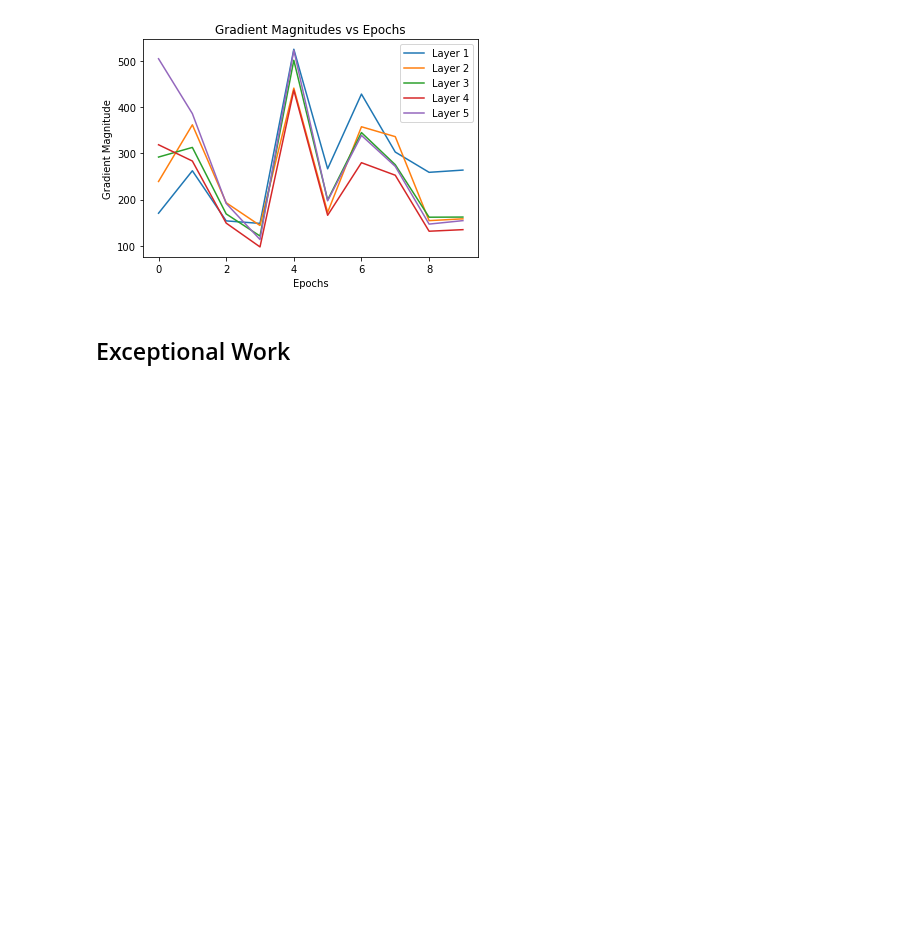
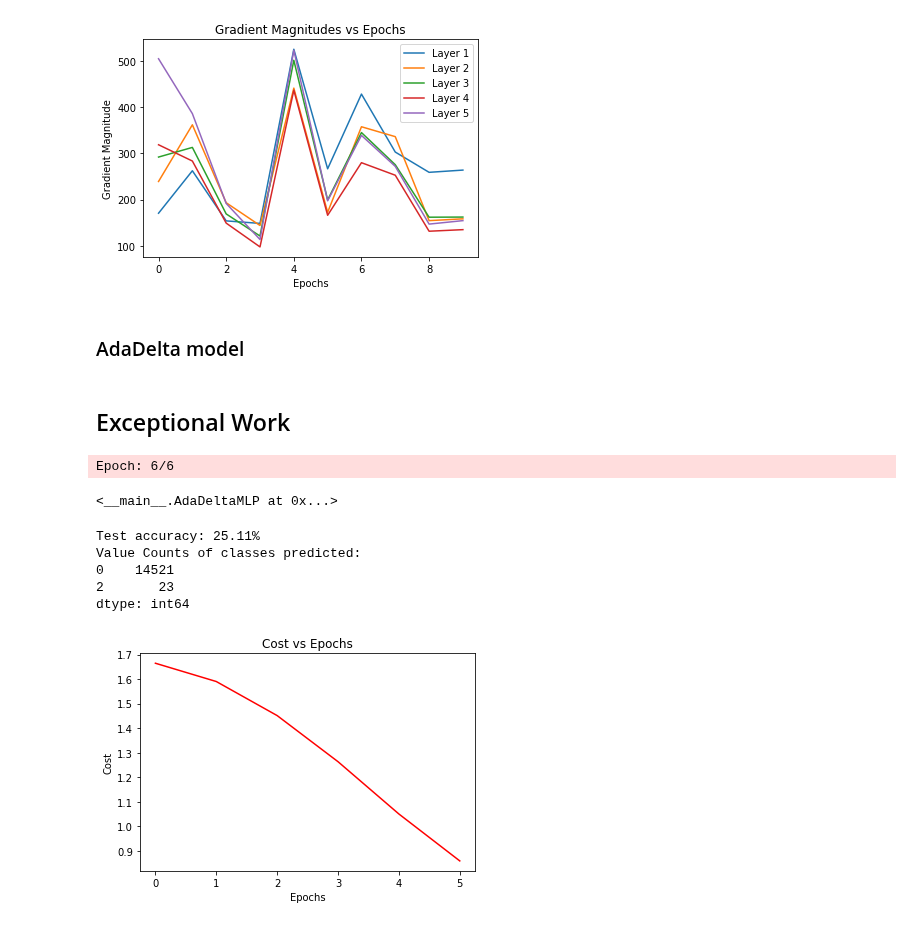
Before and after one commit to RayaanJIrani/MLLab4MultiLayerPerceptron, a Jupyter notebook: main.ipynb, the cells around one changed output. Drawn from its saved outputs; the diff is of its cells as text; code cells hidden in the pictures; blank space fills up the shorter version.

```diff
--- a/main.ipynb
+++ b/main.ipynb
@@ -761,3 +761,5 @@ plt.legend()
 # %% [output]
 <matplotlib.legend.Legend at 0x...>
 [figure]
+# %% [markdown]
+### AdaDelta model
@@ -764,2 +867,29 @@ plt.legend()
 # %% [markdown]
 ## Exceptional Work
+# %%
+
+hyper_params['epochs'] = 6
+model7 = AdaDeltaMLP(**hyper_params)
+model7.fit(X_train, y_train, print_progress=1, XY_test=(X_test,y_test))
+# %% [output]
+Epoch: 6/6
+<__main__.AdaDeltaMLP at 0x...>
+# %%
+y_pred = model7.predict(X_test)
+print('Test accuracy: %.2f%%' % (accuracy_score(y_test, y_pred)*100))
+# print out the value counts of each item in y_pred_scl_one_hot:
+print("Value Counts of classes predicted: ")
+print(pd.Series(y_pred).value_counts())
+cost_avgs = np.mean(model7.cost_,axis=1)
+plt.plot(range(len(cost_avgs)), cost_avgs, color='red')
+plt.ylabel('Cost')
+plt.xlabel('Epochs')
+plt.title('Cost vs Epochs')
+plt.show()
+# %% [output]
+Test accuracy: 25.11%
+Value Counts of classes predicted:
+0    14521
+2       23
+dtype: int64
+[figure, added]
```
Also changed, not shown: parts of 1 cell of this notebook, 1 other file.
